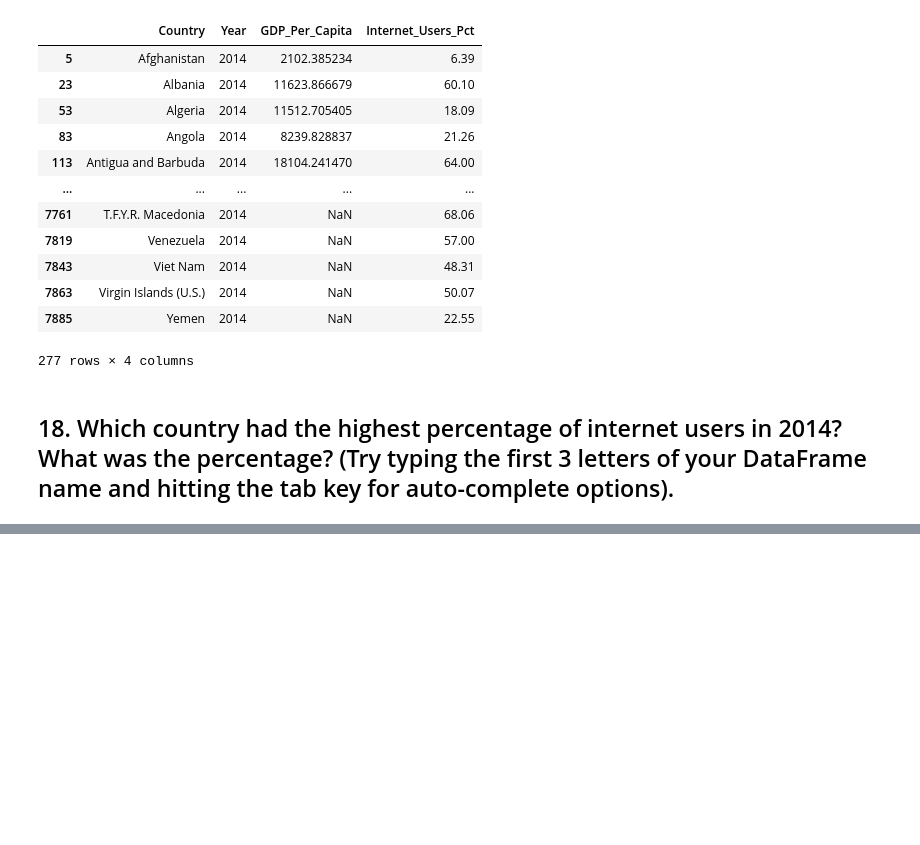
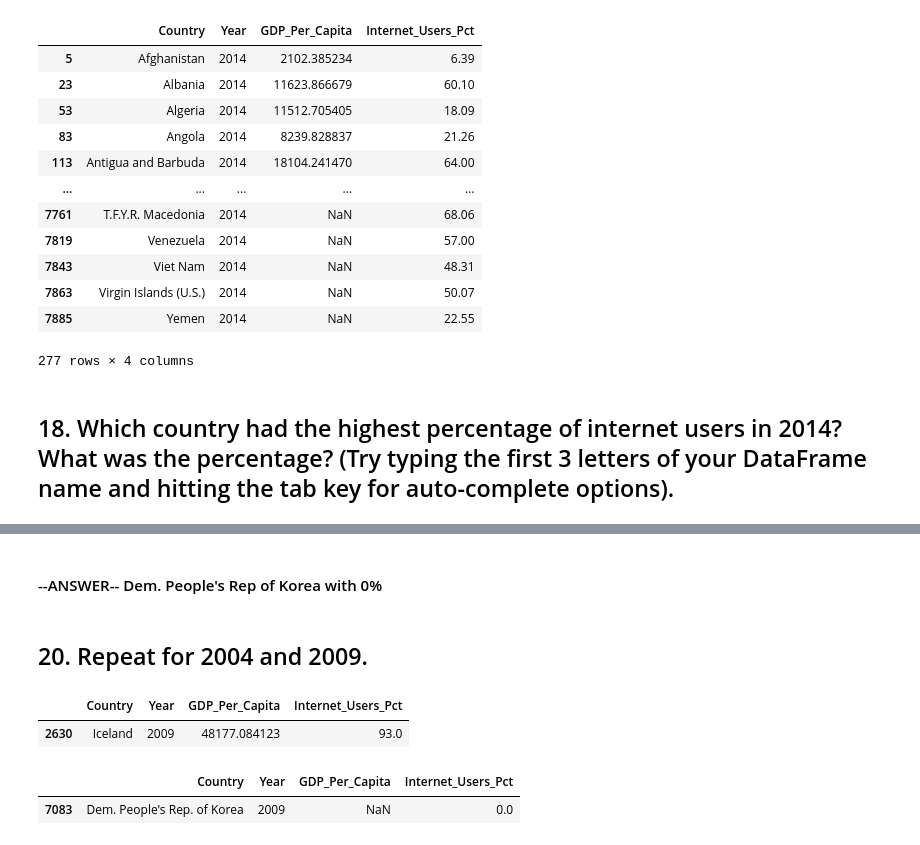
Before and after one commit to NSS-Data-Analytics-Cohort-7/gdp-and-internet-usage-jamorgan8, a Jupyter notebook: notebooks/gdp_and_internet_usage.ipynb, the cells around one changed output, grey strips where cells are left out. Drawn from its saved outputs; the diff is of its cells as text; code cells hidden in the pictures; blank space fills up the shorter version.

```diff
--- a/notebooks/gdp_and_internet_usage.ipynb
+++ b/notebooks/gdp_and_internet_usage.ipynb
@@ -280,0 +294,18 @@ gdp_2014
+# %% [markdown]
+#### --ANSWER--  Dem. People's Rep of Korea with 0%
+# %% [markdown]
+## 20. Repeat for 2004 and 2009.
+# %%
+inet_2009_max = gdp_and_internet_use.loc[gdp_and_internet_use['Year'] == 2009]
+inet_2009_max = inet_2009_max.loc[inet_2009_max['Internet_Users_Pct'] == inet_2009_max['Internet_Users_Pct'].max()]
+inet_2009_max
+# %% [output]
+|  | Country | Year | GDP_Per_Capita | Internet_Users_Pct |
+| 2630 | Iceland | 2009 | 48177.084123 | 93.0 |
+# %%
+inet_2009_min = gdp_and_internet_use.loc[gdp_and_internet_use['Year'] == 2009]
+inet_2009_min = inet_2009_min.loc[inet_2009_min['Internet_Users_Pct'] == inet_2009_min['Internet_Users_Pct'].min()]
+inet_2009_min
+# %% [output]
+|  | Country | Year | GDP_Per_Capita | Internet_Users_Pct |
+| 7083 | Dem. People's Rep. of Korea | 2009 | NaN | 0.0 |
```
Also changed, not shown: parts of 9 cells of this notebook.
